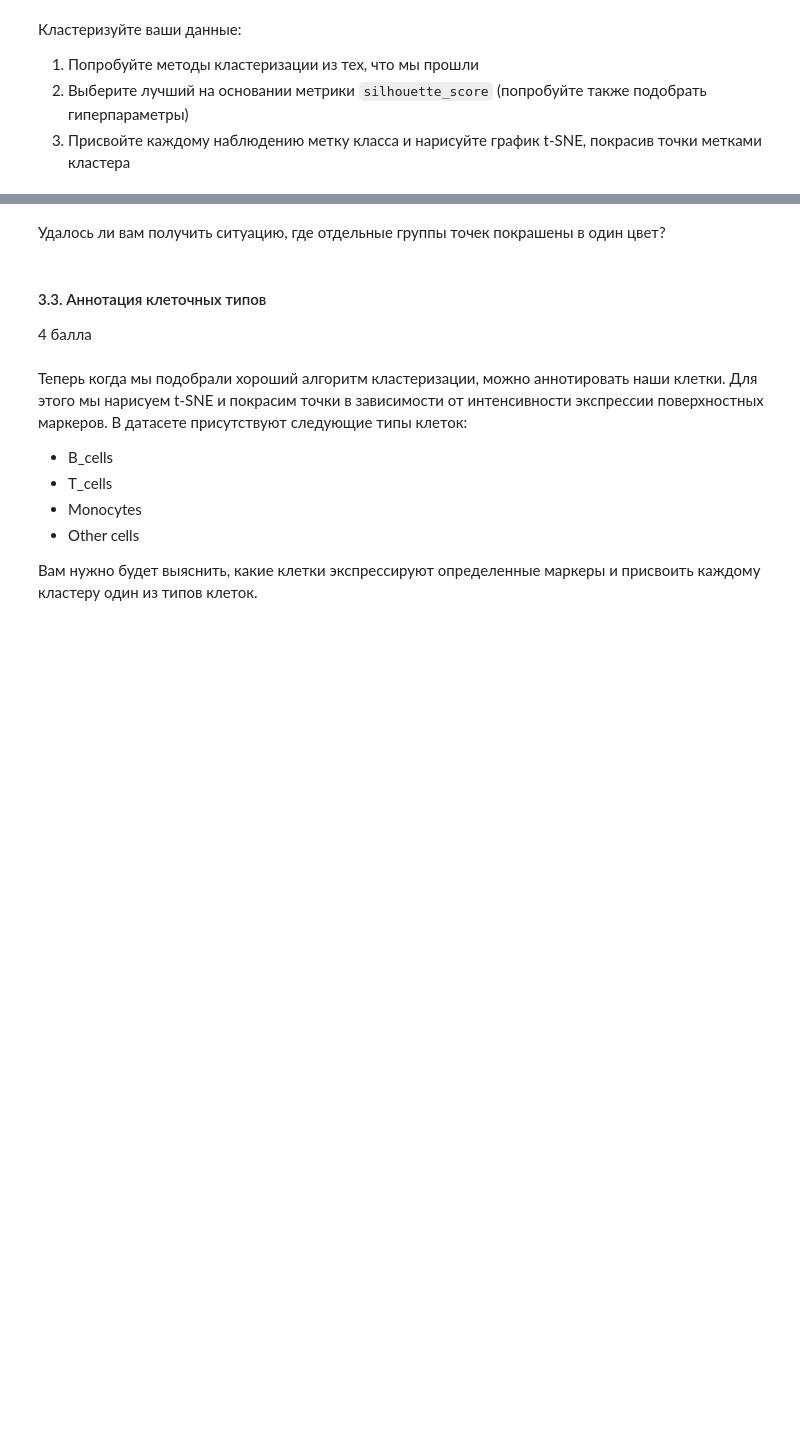
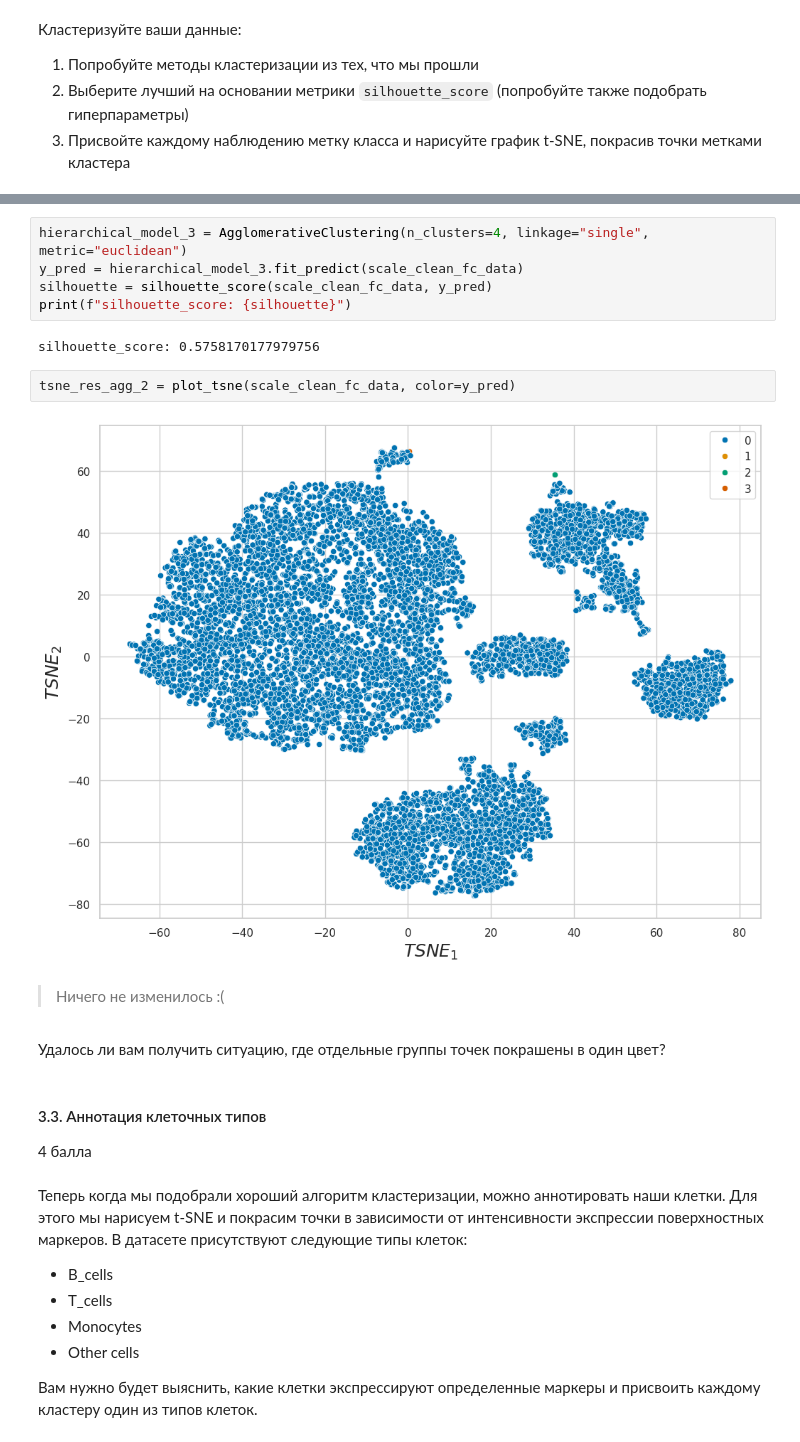
Before and after one commit to ArtemVaska/BI-ML-2024, a Jupyter notebook: lecture_3_unsupervised_learning/homework/code/Cluster_tSNE.ipynb, the cells around one changed output, grey strips where cells are left out. Saved outputs shown, nothing was run; the diff lists cells and outputs as text; blank space fills up the shorter version.

```diff
--- a/lecture_3_unsupervised_learning/homework/code/Cluster_tSNE.ipynb
+++ b/lecture_3_unsupervised_learning/homework/code/Cluster_tSNE.ipynb
@@ -480,3 +556,16 @@ tsne_res = plot_tsne(fc_data)
+# %%
+hierarchical_model_3 = AgglomerativeClustering(n_clusters=4, linkage="single", metric="euclidean")
+y_pred = hierarchical_model_3.fit_predict(scale_clean_fc_data)
+silhouette = silhouette_score(scale_clean_fc_data, y_pred)
+print(f"silhouette_score: {silhouette}")
+# %% [output]
+silhouette_score: 0.5758170177979756
+# %%
+tsne_res_agg_2 = plot_tsne(scale_clean_fc_data, color=y_pred)
+# %% [output]
+[figure, added]
+# %% [markdown]
+> Ничего не изменилось :(
 # %% [markdown]
 Удалось ли вам получить ситуацию, где отдельные группы точек покрашены в один цвет?
 # %% [markdown]
```
Also changed, not shown: parts of 21 cells of this notebook.
